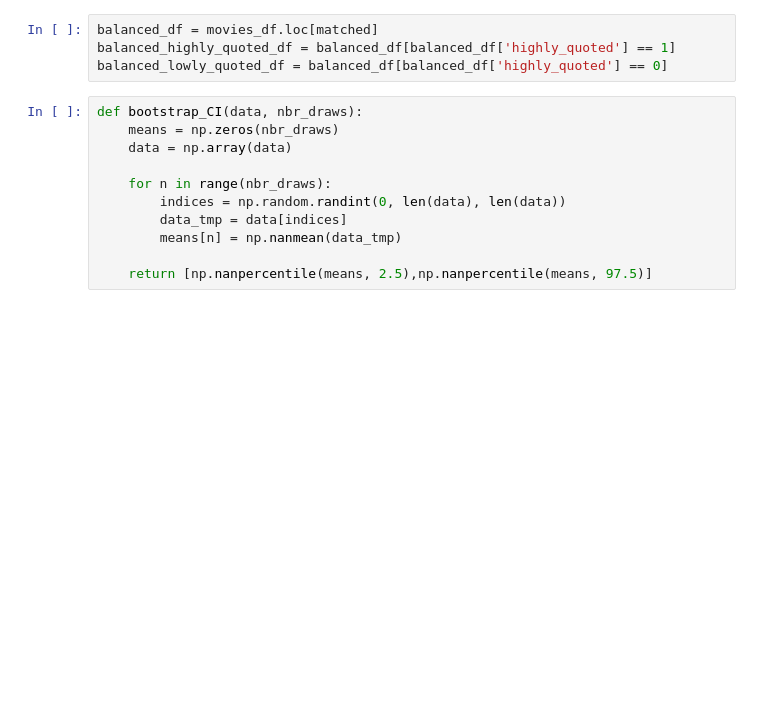
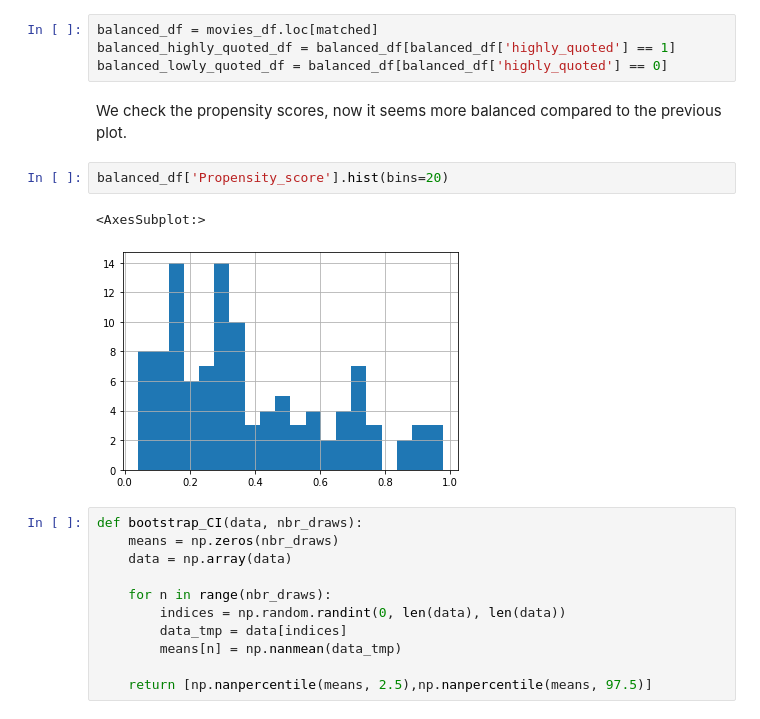
Before and after one commit to epfl-ada/ada-2021-project-f-jab, a Jupyter notebook: RQ1.ipynb, the cells around one changed output. Cells and saved outputs as stored; diff of their text form; blank space fills up the shorter version.

```diff
--- a/RQ1.ipynb
+++ b/RQ1.ipynb
@@ -259,6 +268,13 @@ Now we have a matching, it's time to check the means and the distributions of ou
 balanced_df = movies_df.loc[matched]
 balanced_highly_quoted_df = balanced_df[balanced_df['highly_quoted'] == 1]
 balanced_lowly_quoted_df = balanced_df[balanced_df['highly_quoted'] == 0]
+# %% [markdown]
+We check the propensity scores, now it seems more balanced compared to the previous plot.
+# %%
+balanced_df['Propensity_score'].hist(bins=20)
+# %% [output]
+<AxesSubplot:>
+[figure, added]
 # %%
 def bootstrap_CI(data, nbr_draws):
     means = np.zeros(nbr_draws)
```
Also changed, not shown: parts of 35 cells of this notebook.
